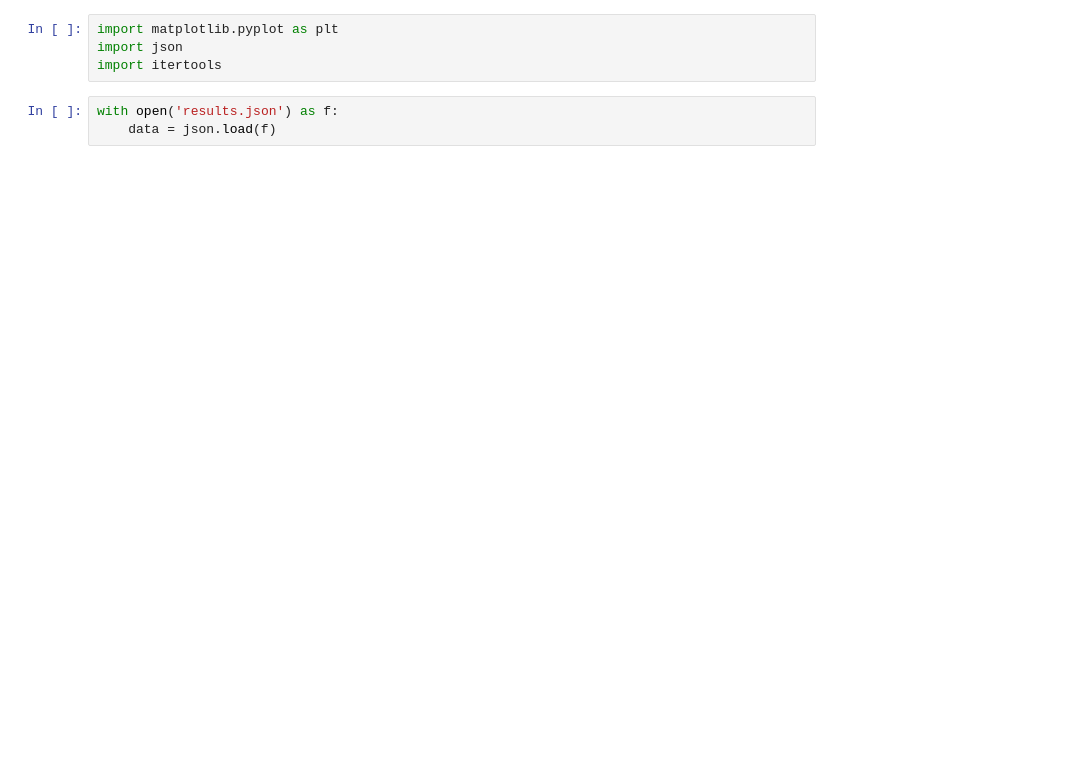
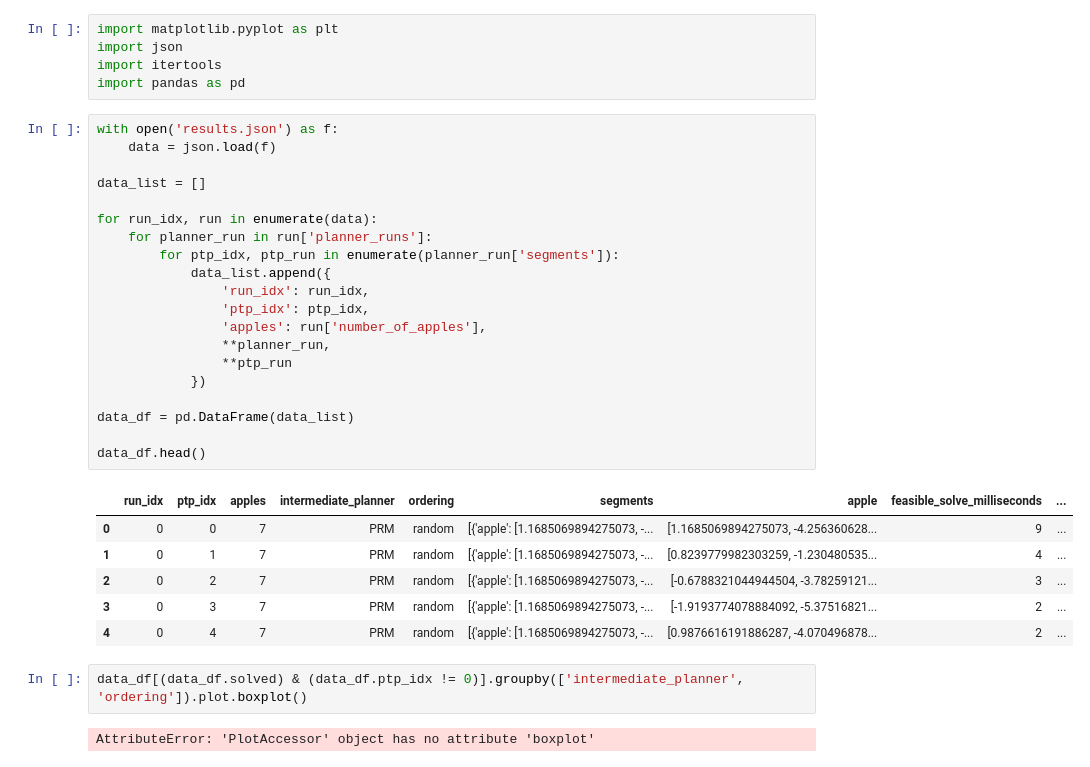
Before and after one commit to werner291/Multigoal-Orchard-Drone-Planning-Library, a Jupyter notebook: analysis/Performance Analysis.ipynb, the cells around one changed output. Drawn from its saved outputs; the diff is of its cells as text; blank space fills up the shorter version.

```diff
--- a/analysis/Performance Analysis.ipynb
+++ b/analysis/Performance Analysis.ipynb
@@ -2,9 +2,38 @@
 import matplotlib.pyplot as plt
 import json
 import itertools
+import pandas as pd
-# %%
-with open('results.json') as f:
-    data = json.load(f)
+# %%
+with open('results.json') as f:
+    data = json.load(f)
+
+data_list = []
+
+for run_idx, run in enumerate(data):
+    for planner_run in run['planner_runs']:
+        for ptp_idx, ptp_run in enumerate(planner_run['segments']):
+            data_list.append({
+                'run_idx': run_idx,
+                'ptp_idx': ptp_idx,
+                'apples': run['number_of_apples'],
+                **planner_run,
+                **ptp_run
+            })
+
+data_df = pd.DataFrame(data_list)
+
+data_df.head()
+# %% [output]
+|  | run_idx | ptp_idx | apples | intermediate_planner | ordering | segments | apple | feasible_solve_milliseconds | ... |
+| 0 | 0 | 0 | 7 | PRM | random | [{'apple': [1.1685069894275073, -... | [1.1685069894275073, -4.256360628... | 9 | ... |
+| 1 | 0 | 1 | 7 | PRM | random | [{'apple': [1.1685069894275073, -... | [0.8239779982303259, -1.230480535... | 4 | ... |
+| 2 | 0 | 2 | 7 | PRM | random | [{'apple': [1.1685069894275073, -... | [-0.6788321044944504, -3.78259121... | 3 | ... |
+| 3 | 0 | 3 | 7 | PRM | random | [{'apple': [1.1685069894275073, -... | [-1.9193774078884092, -5.37516821... | 2 | ... |
+| 4 | 0 | 4 | 7 | PRM | random | [{'apple': [1.1685069894275073, -... | [0.9876616191886287, -4.070496878... | 2 | ... |
+# %%
+data_df[(data_df.solved) & (data_df.ptp_idx != 0)].groupby(['intermediate_planner', 'ordering']).plot.boxplot()
+# %% [output]
+AttributeError: 'PlotAccessor' object has no attribute 'boxplot'
 # %%
 boxplot_points = {}
 
```
Also changed, not shown: parts of 3 cells of this notebook, 2 other files.
